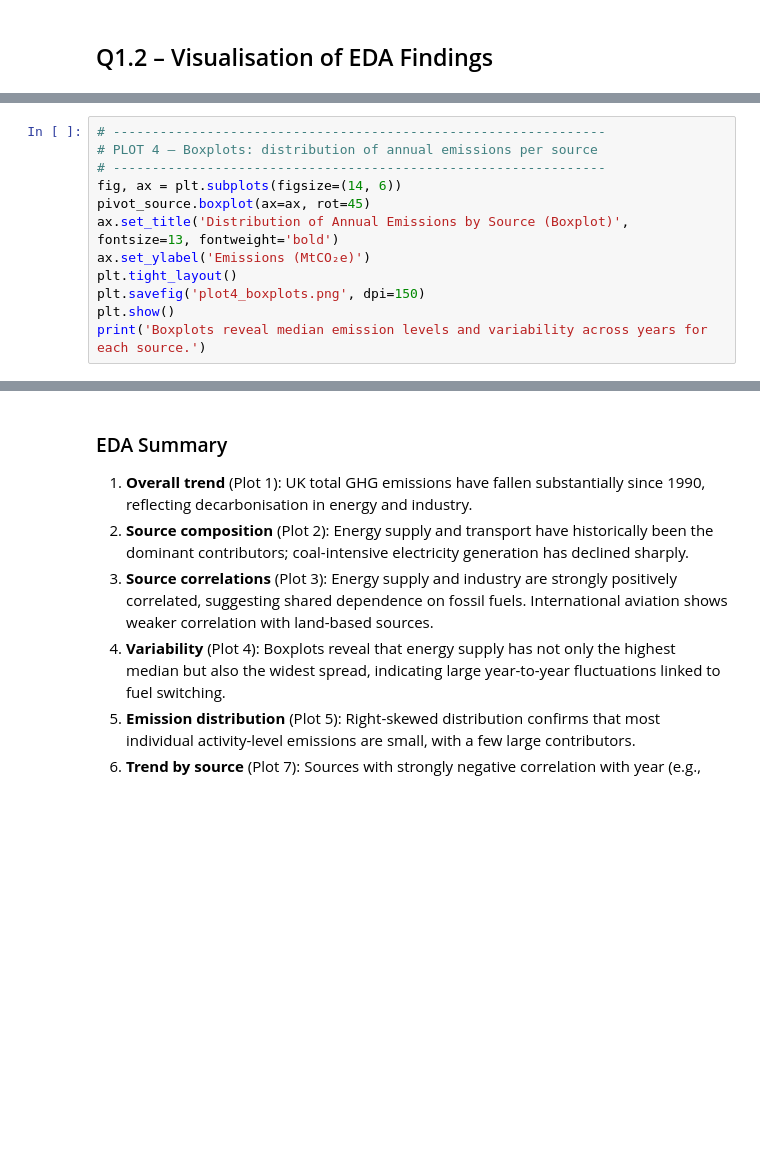
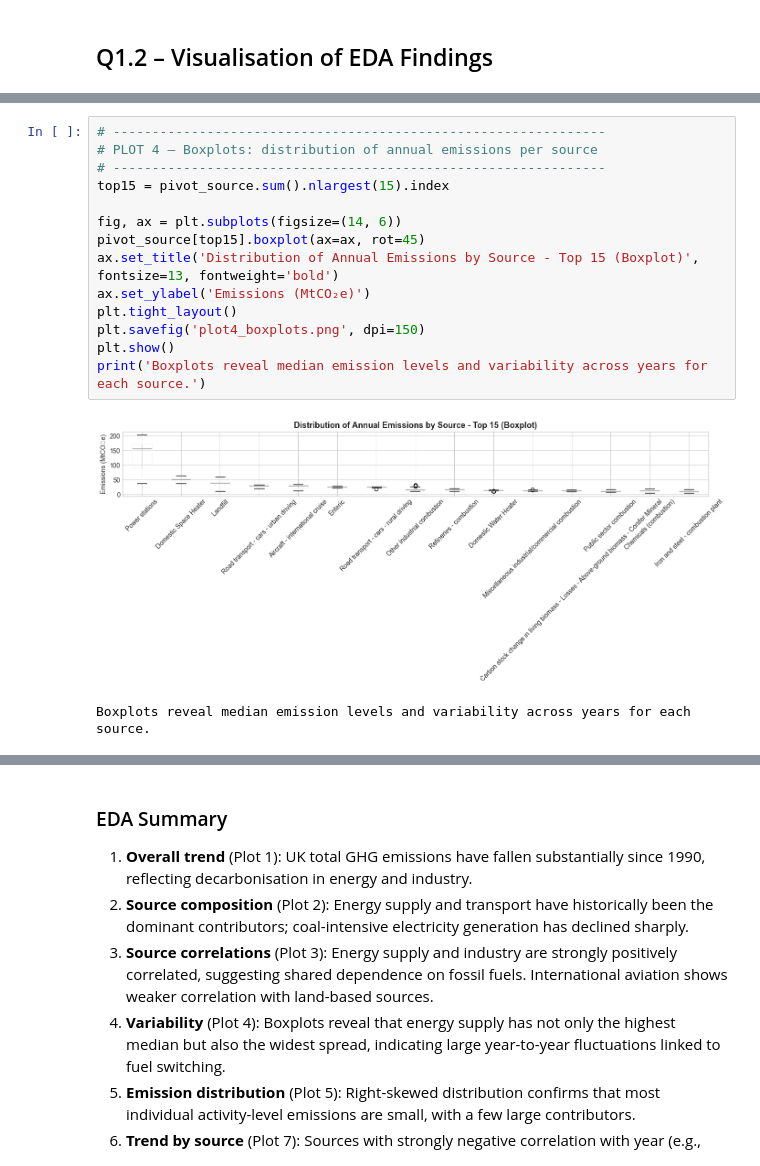
Before and after one commit to GiorgioGH/Emissions, a Jupyter notebook: CA01_GHG_Emissions.ipynb, the cells around one changed output, grey strips where cells are left out. Saved outputs shown, nothing was run; the diff lists cells and outputs as text; blank space fills up the shorter version.

```diff
--- a/CA01_GHG_Emissions.ipynb
+++ b/CA01_GHG_Emissions.ipynb
@@ -259,15 +370,20 @@ print('Red = strong positive correlation | Blue = strong negative correlation')
 # %%
 # ---------------------------------------------------------------
 # PLOT 4 – Boxplots: distribution of annual emissions per source
 # ---------------------------------------------------------------
+top15 = pivot_source.sum().nlargest(15).index
+
 fig, ax = plt.subplots(figsize=(14, 6))
-pivot_source.boxplot(ax=ax, rot=45)
-ax.set_title('Distribution of Annual Emissions by Source (Boxplot)', fontsize=13, fontweight='bold')
+pivot_source[top15].boxplot(ax=ax, rot=45)
+ax.set_title('Distribution of Annual Emissions by Source - Top 15 (Boxplot)', fontsize=13, fontweight='bold')
 ax.set_ylabel('Emissions (MtCO₂e)')
 plt.tight_layout()
 plt.savefig('plot4_boxplots.png', dpi=150)
 plt.show()
 print('Boxplots reveal median emission levels and variability across years for each source.')
+# %% [output]
+[figure, added]
+Boxplots reveal median emission levels and variability across years for each source.
 # %%
 # ---------------------------------------------------------------
 # PLOT 5 – Histogram of overall emission value distribution
```
Also changed, not shown: parts of 29 cells of this notebook, 15 other files.
